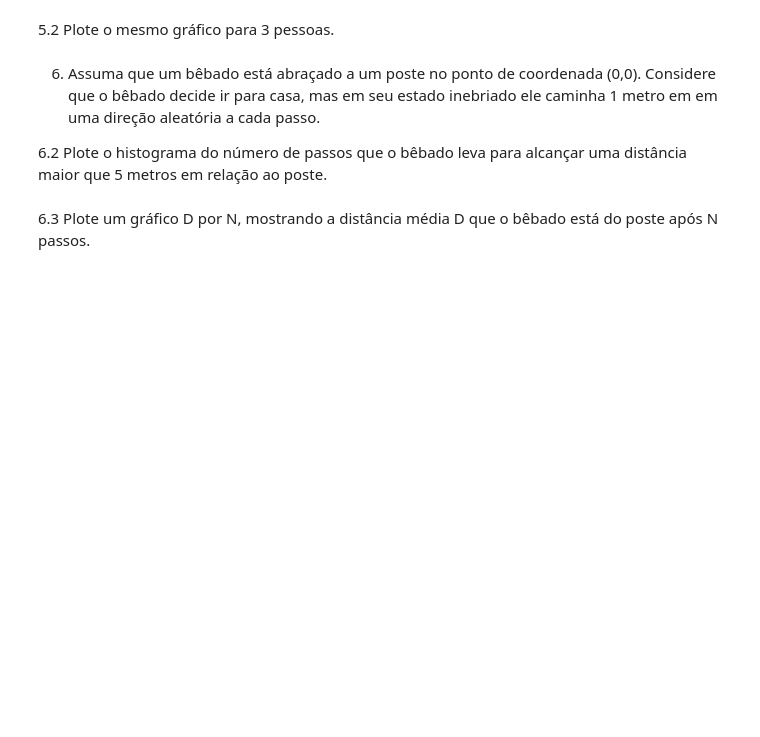
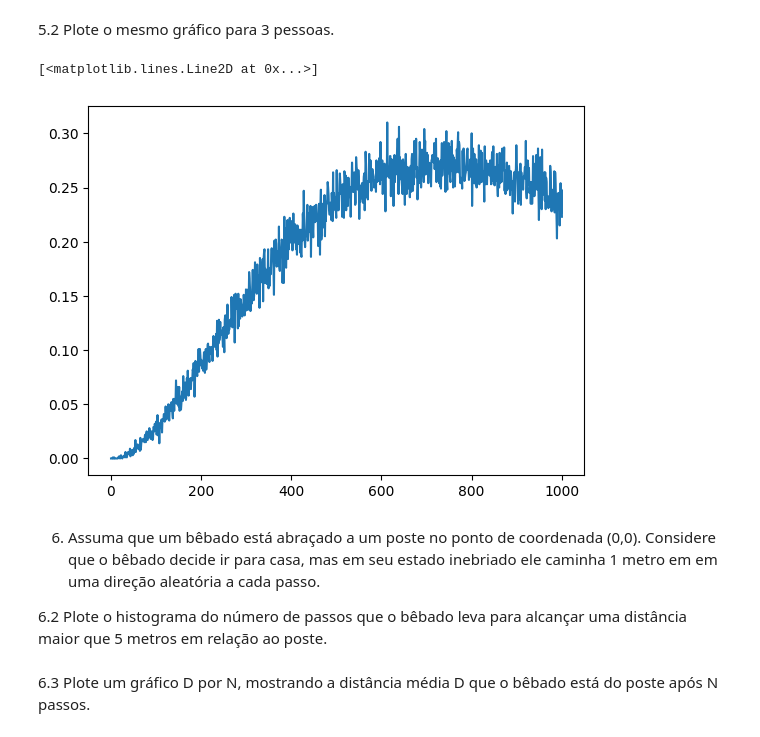
Before and after one commit to gventino/ModSimPractices, a Jupyter notebook: P1/P1.ipynb, the cells around one changed output. Saved outputs shown, nothing was run; the diff lists cells and outputs as text; code cells hidden in the pictures; blank space fills up the shorter version.

```diff
--- a/P1/P1.ipynb
+++ b/P1/P1.ipynb
@@ -154,5 +156,28 @@ plt.plot(Ns, probabilities)
 # %% [markdown]
 5.2 Plote o mesmo gráfico para 3 pessoas.
+# %%
+import matplotlib.pyplot as plt
+import numpy as np
+
+qtd_pessoas = 3
+max_N = 1000
+num_simulations = 1000
+Ns = range(1, max_N + 1)
+probabilities = []
+
+for N in Ns:
+    count = 0
+    for _ in range(num_simulations):
+        aniversarios = np.random.randint(1, 365, N)
+        rand = np.random.randint(0,N)
+        if len(aniversarios[aniversarios == aniversarios[rand]])==qtd_pessoas:
+            count += 1
+    probability = count / num_simulations
+    probabilities.append(probability)
+plt.plot(Ns, probabilities)
+# %% [output]
+[<matplotlib.lines.Line2D at 0x...>]
+[figure, added]
 # %% [markdown]
 6) Assuma que um bêbado está abraçado a um poste no ponto de coordenada (0,0). Considere que o bêbado decide ir para casa, mas em seu estado inebriado ele caminha 1 metro em em uma direção aleatória a cada passo.
 
```
Also changed, not shown: parts of 1 cell of this notebook.
